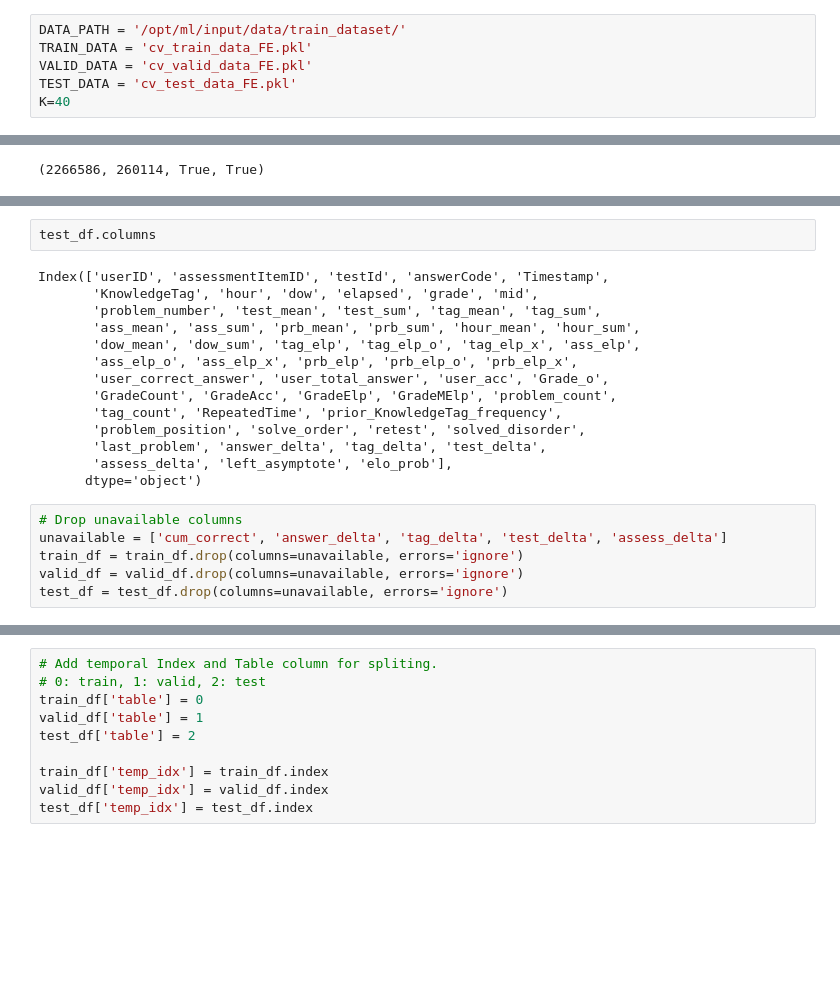
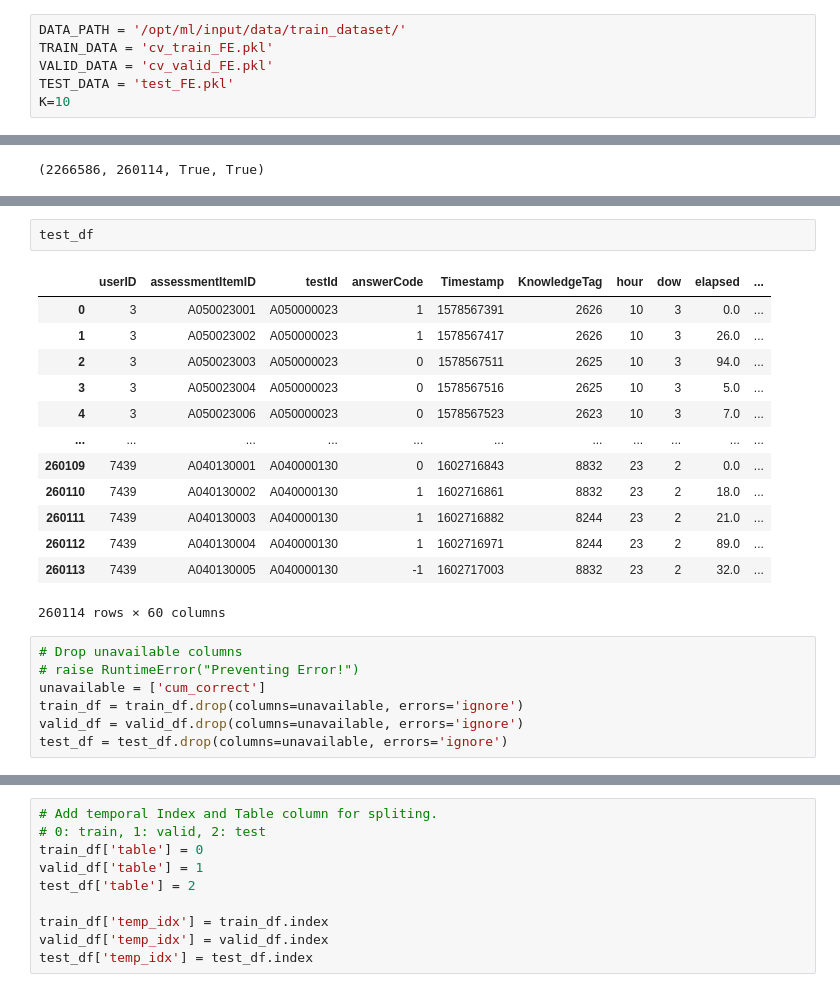
Before and after one commit to bcaitech1/p4-dkt-dkdkt, a Jupyter notebook: junseok/MF.ipynb, the cells around one changed output, grey strips where cells are left out. Drawn from its saved outputs; the diff is of its cells as text; blank space fills up the shorter version.

```diff
--- a/junseok/MF.ipynb
+++ b/junseok/MF.ipynb
@@ -19,10 +19,10 @@ import sys
 ## Utils
 # %%
 DATA_PATH = '/opt/ml/input/data/train_dataset/'
-TRAIN_DATA = 'cv_train_data_FE.pkl'
-VALID_DATA = 'cv_valid_data_FE.pkl'
-TEST_DATA = 'cv_test_data_FE.pkl'
-K=40
+TRAIN_DATA = 'cv_train_FE.pkl'
+VALID_DATA = 'cv_valid_FE.pkl'
+TEST_DATA = 'test_FE.pkl'
+K=10
 # %%
 def drop_unnamed(df):
     # Drop index column in df:
@@ -100,22 +116,23 @@ train_df.columns, train_df.columns == valid_df.columns
 # %%
-test_df.columns
+test_df
 # %% [output]
+|  | userID | assessmentItemID | testId | answerCode | Timestamp | KnowledgeTag | hour | dow | elapsed | ... |
+| 0 | 3 | A050023001 | A050000023 | 1 | 1578567391 | 2626 | 10 | 3 | 0.0 | ... |
+| 1 | 3 | A050023002 | A050000023 | 1 | 1578567417 | 2626 | 10 | 3 | 26.0 | ... |
+| 2 | 3 | A050023003 | A050000023 | 0 | 1578567511 | 2625 | 10 | 3 | 94.0 | ... |
+| 3 | 3 | A050023004 | A050000023 | 0 | 1578567516 | 2625 | 10 | 3 | 5.0 | ... |
+| 4 | 3 | A050023006 | A050000023 | 0 | 1578567523 | 2623 | 10 | 3 | 7.0 | ... |
+| ... | ... | ... | ... | ... | ... | ... | ... | ... | ... | ... |
+| 260109 | 7439 | A040130001 | A040000130 | 0 | 1602716843 | 8832 | 23 | 2 | 0.0 | ... |
+| 260110 | 7439 | A040130002 | A040000130 | 1 | 1602716861 | 8832 | 23 | 2 | 18.0 | ... |
+| 260111 | 7439 | A040130003 | A040000130 | 1 | 1602716882 | 8244 | 23 | 2 | 21.0 | ... |
+| 260112 | 7439 | A040130004 | A040000130 | 1 | 1602716971 | 8244 | 23 | 2 | 89.0 | ... |
+| 260113 | 7439 | A040130005 | A040000130 | -1 | 1602717003 | 8832 | 23 | 2 | 32.0 | ... |
-Index(['userID', 'assessmentItemID', 'testId', 'answerCode', 'Timestamp',
-       'KnowledgeTag', 'hour', 'dow', 'elapsed', 'grade', 'mid',
-       'problem_number', 'test_mean', 'test_sum', 'tag_mean', 'tag_sum',
-       'ass_mean', 'ass_sum', 'prb_mean', 'prb_sum', 'hour_mean', 'hour_sum',
-       'dow_mean', 'dow_sum', 'tag_elp', 'tag_elp_o', 'tag_elp_x', 'ass_elp',
-       'ass_elp_o', 'ass_elp_x', 'prb_elp', 'prb_elp_o', 'prb_elp_x',
-       'user_correct_answer', 'user_total_answer', 'user_acc', 'Grade_o',
-       'GradeCount', 'GradeAcc', 'GradeElp', 'GradeMElp', 'problem_count',
-       'tag_count', 'RepeatedTime', 'prior_KnowledgeTag_frequency',
-       'problem_position', 'solve_order', 'retest', 'solved_disorder',
-       'last_problem', 'answer_delta', 'tag_delta', 'test_delta',
-       'assess_delta', 'left_asymptote', 'elo_prob'],
-      dtype='object')
+260114 rows × 60 columns
 # %%
 # Drop unavailable columns
-unavailable = ['cum_correct', 'answer_delta', 'tag_delta', 'test_delta', 'assess_delta']
+# raise RuntimeError("Preventing Error!")
+unavailable = ['cum_correct']
 train_df = train_df.drop(columns=unavailable, errors='ignore')
 valid_df = valid_df.drop(columns=unavailable, errors='ignore')
 test_df = test_df.drop(columns=unavailable, errors='ignore')
```
Also changed, not shown: parts of 7 cells of this notebook, 13 other files.
